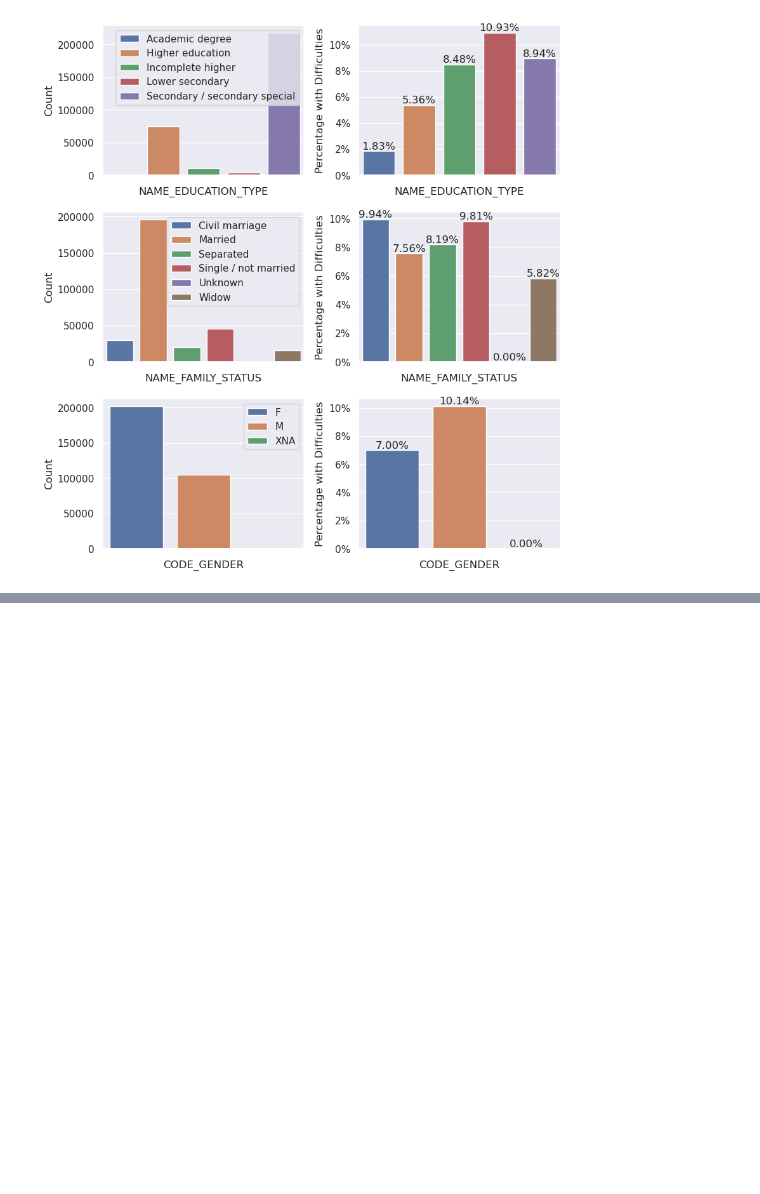
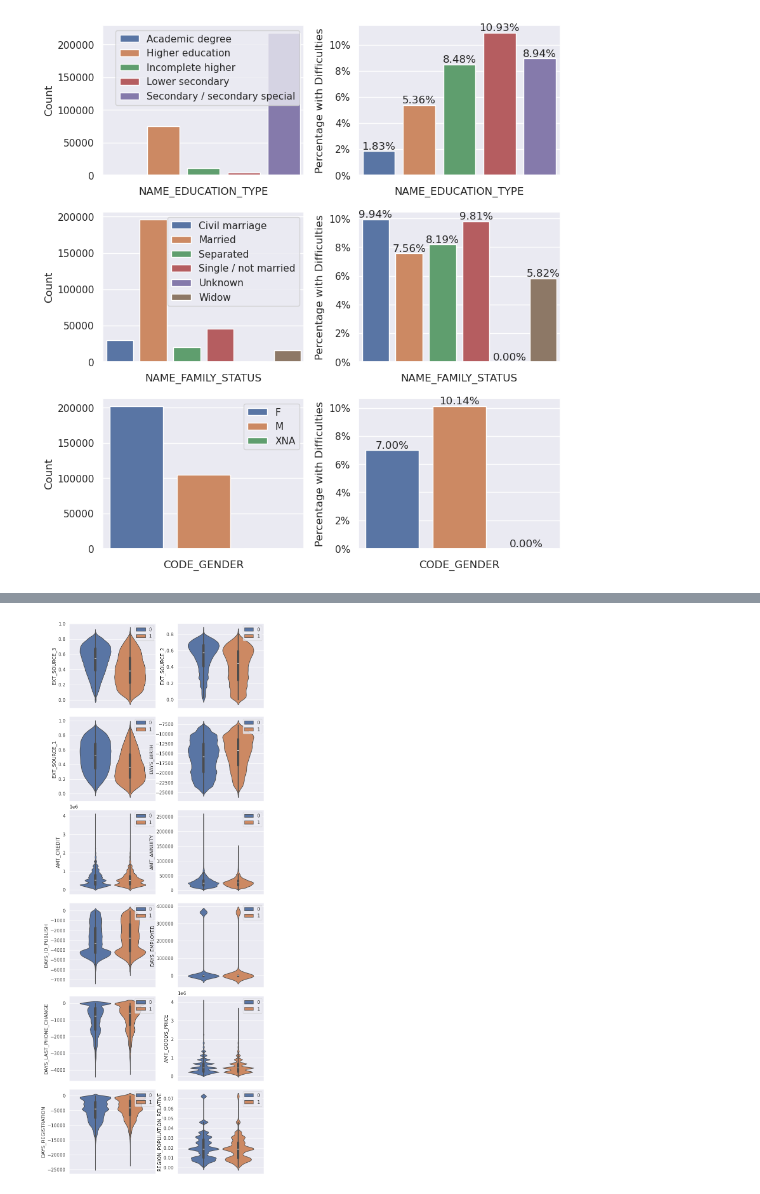
Before and after one commit to gediminas-skvarnavicius/home-credit-group-ml, a Jupyter notebook: EDA.ipynb, the cells around one changed output, grey strips where cells are left out. Drawn from its saved outputs; the diff is of its cells as text; code cells hidden in the pictures; blank space fills up the shorter version.

```diff
--- a/EDA.ipynb
+++ b/EDA.ipynb
@@ -239,0 +268,21 @@ plt.show()
+# %%
+interesting_num_features = [
+    i for i in initial_test["features"][:12, 0] if i not in application_cat_cols
+]
+fig_num_box, ax_num_box = plt.subplots(
+    6, 2, figsize=(BASE_FIG_SIZE[0], BASE_FIG_SIZE[1] * 3)
+)
+ax_num_box = ax_num_box.flatten()
+
+for i, col in enumerate(interesting_num_features):
+    sns.violinplot(
+        y=application_train[col].to_numpy(),
+        hue=application_train["TARGET"].to_numpy(),
+        ax=ax_num_box[i],
+        gap=0.1
+    )
+    ax_num_box[i].set_ylabel(col)
+plt.subplots_adjust(bottom=-0.5,wspace=0.25,hspace=0.1)
+plt.show()
+# %% [output]
+[figure, added]
```
Also changed, not shown: parts of 3 cells of this notebook.
